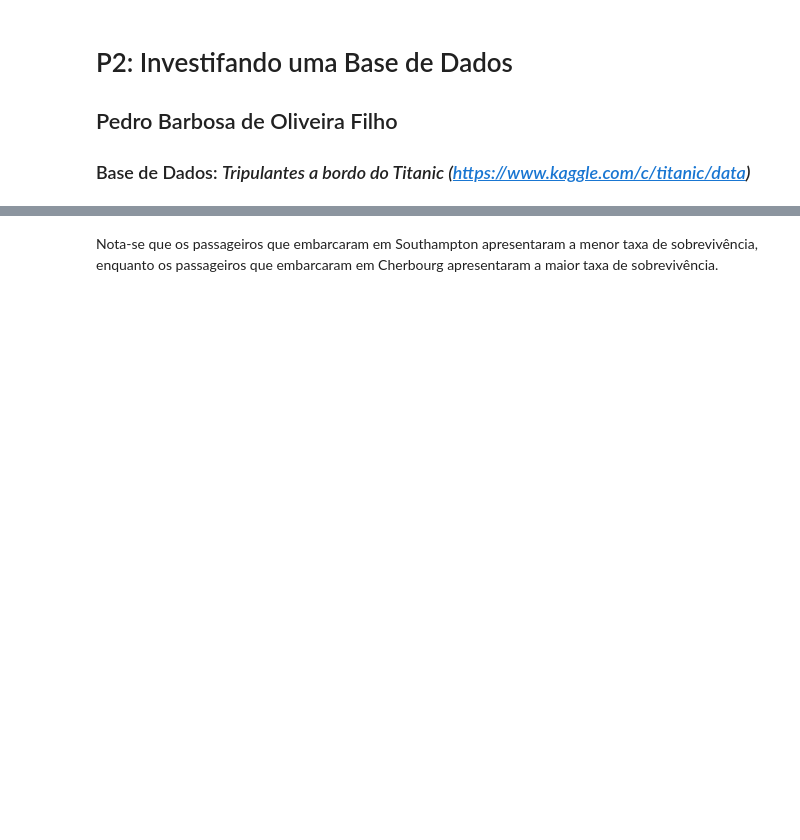
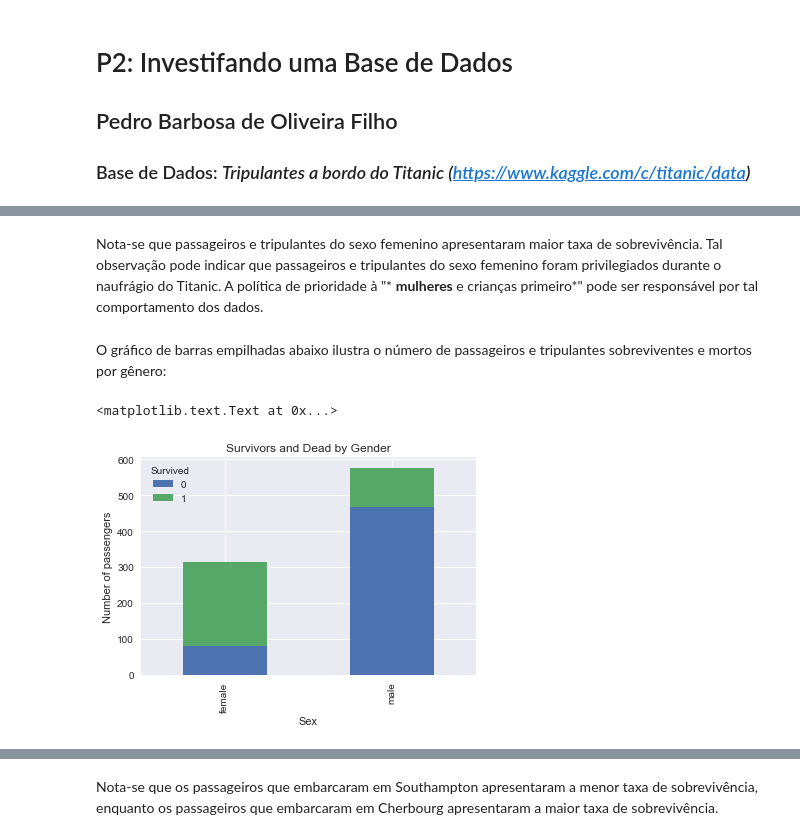
Before and after one commit to pboliveirafilho/Udacity, a Jupyter notebook: P2_Investigando_uma_Base_de_Dados.ipynb, the cells around one changed output, grey strips where cells are left out. Saved outputs shown, nothing was run; the diff lists cells and outputs as text; code cells hidden in the pictures; blank space fills up the shorter version.

```diff
--- a/P2_Investigando_uma_Base_de_Dados.ipynb
+++ b/P2_Investigando_uma_Base_de_Dados.ipynb
@@ -440,0 +254,11 @@ port_surv_rate_df
+# %% [markdown]
+Nota-se que passageiros e tripulantes do sexo femenino apresentaram maior taxa de sobrevivência. Tal observação pode indicar que passageiros e tripulantes do sexo femenino foram privilegiados durante o naufrágio do Titanic. A política de prioridade à "* **mulheres** e crianças primeiro*" pode ser responsável por tal comportamento dos dados.
+# %% [markdown]
+O gráfico de barras empilhadas abaixo ilustra o número de passageiros e tripulantes sobreviventes e mortos por gênero:
+# %%
+titanic_data.groupby(['Sex', 'Survived']).size().unstack().plot.bar(stacked=True)
+plt.title("Survivors and Dead by Gender")
+plt.ylabel("Number of passengers")
+# %% [output]
+<matplotlib.text.Text at 0x...>
+[figure, added]
```
Also changed, not shown: parts of 193 cells of this notebook, 1 other file.
